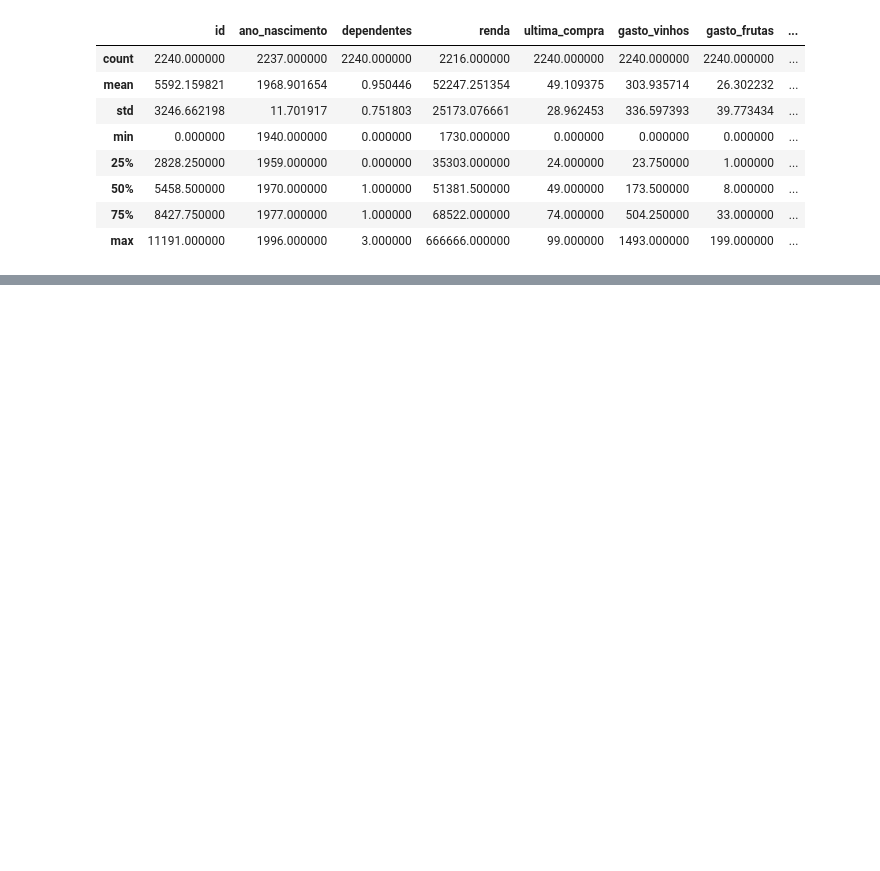
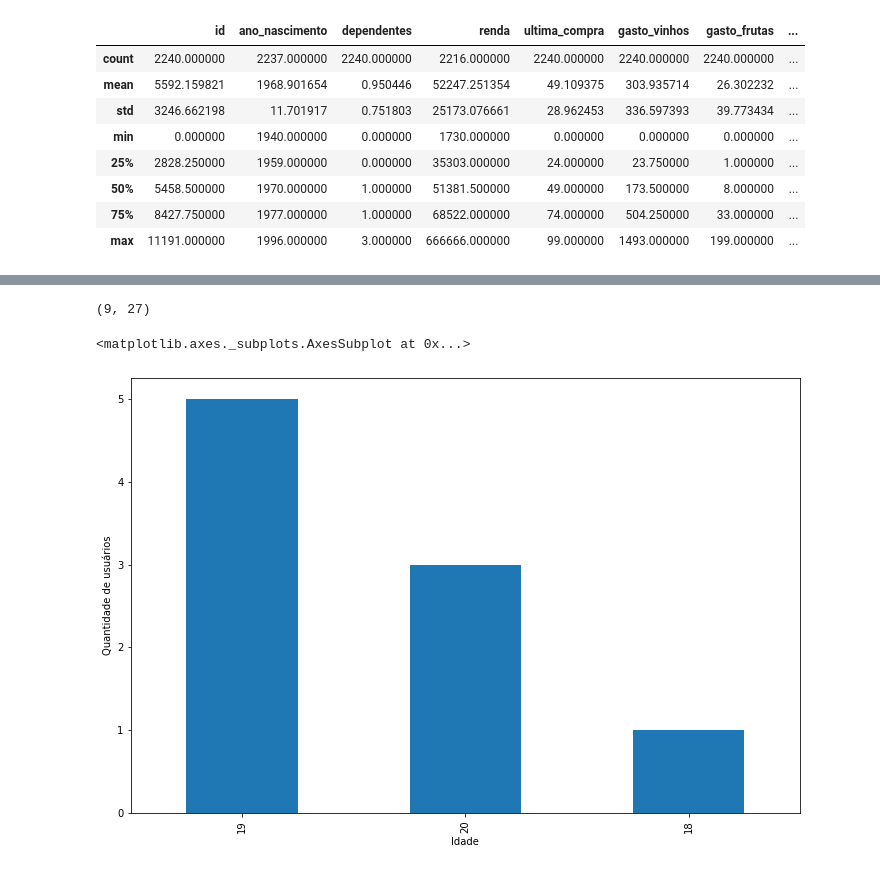
Before and after one commit to AndersonGabrielCalasans/BootCamp-SoulCode-Engenharia-Dados, a Jupyter notebook: SoulCode/Atv_Marketing_Campaign.ipynb, the cells around one changed output, grey strips where cells are left out. Drawn from its saved outputs; the diff is of its cells as text; code cells hidden in the pictures; blank space fills up the shorter version.

```diff
--- a/SoulCode/Atv_Marketing_Campaign.ipynb
+++ b/SoulCode/Atv_Marketing_Campaign.ipynb
@@ -732,0 +750,7 @@ df.groupby(df['nvl_academico'])
+# %%
+# 1- Algum usuário menor de idade fez a compra de vinhos? E se fez qual a quantidade desses usuários?
+df['idade'] = 2014 - df['ano_nascimento']
+ftmenor = df.idade < 21
+ftvinho = df.gasto_vinhos > 0
+df2 = df.loc[ftmenor & ftvinho]
+df2
@@ -732,0 +772,9 @@ df.groupby(df['nvl_academico'])
+# %%
+df2.shape
+# %% [output]
+(9, 27)
+# %%
+df2.groupby(['idade']).size().sort_values(ascending=False).plot.bar(figsize=(12,8),xlabel='Idade',ylabel='Quantidade de usuários')
+# %% [output]
+<matplotlib.axes._subplots.AxesSubplot at 0x...>
+[figure, added]
```
Also changed, not shown: parts of 8 cells of this notebook.
